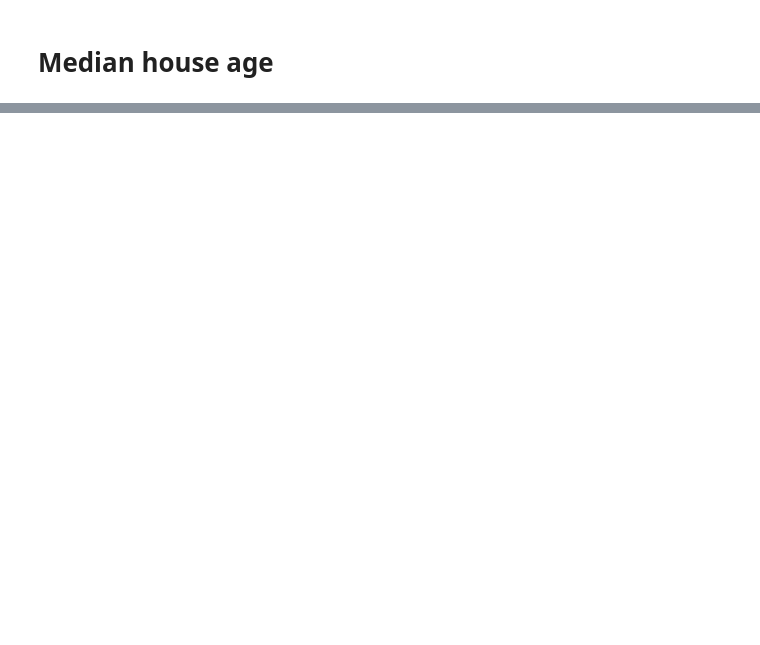
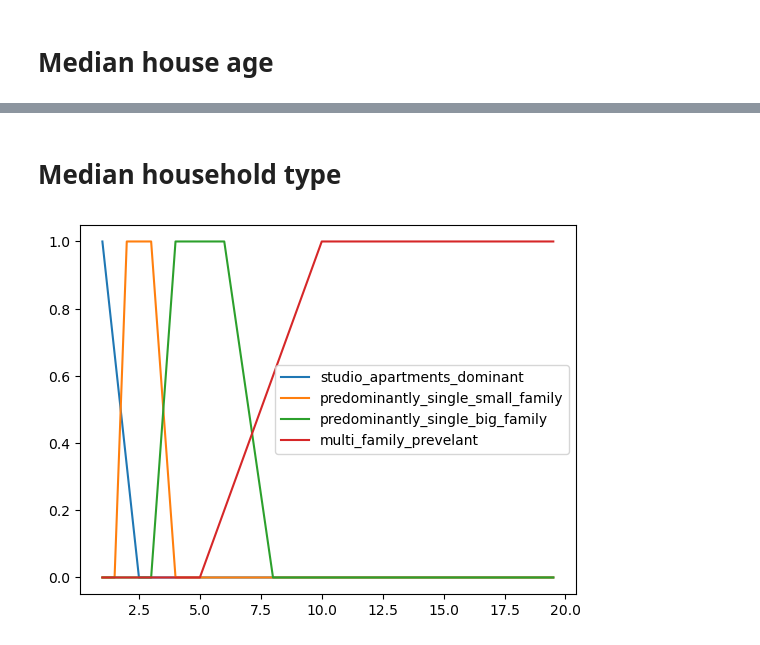
Before and after one commit to jkszymczak/KSR, a Jupyter notebook: projectTwo/dataBasePrep/prep.ipynb, the cells around one changed output, grey strips where cells are left out. Cells and saved outputs as stored; diff of their text form; code cells hidden in the pictures; blank space fills up the shorter version.

```diff
--- a/projectTwo/dataBasePrep/prep.ipynb
+++ b/projectTwo/dataBasePrep/prep.ipynb
@@ -412,0 +416,46 @@ show_plots(np.arange(1,60,0.5),median_house_age)
+# %% [markdown]
+# Median household type
+# %%
+def studio_apartments_dominant(x):
+    # if 0.75 <= x <= 1:
+    #     return 1
+    # elif 1 < x < 2:
+    #     return -x + 2
+    # else:
+    #     return 0
+    return trapezoidal(0,0,1,2.5)(x)
+
+def predominantly_single_small_family(x):
+    # if 1.5 <= x <= 2:
+    #     return 2 * x - 3
+    # elif 2 < x <= 3:
+    #     return 1
+    # elif 3 < x < 4:
+    #     return -x + 4
+    # else:
+    #     return 0
+    return trapezoidal(1.5,2,3,4)(x)
+
+def predominantly_single_big_family(x):
+    # if 3 <= x <= 4:
+    #     return x - 3
+    # elif 4 < x <= 5:
+    #     return 1
+    # elif 5 < x < 7:
+    #     return -0.5 * x + 3.5
+    # else:
+    #     return 0
+    return trapezoidal(3,4,6,8)(x)
+
+def multi_family_prevelant(x):
+    # if 5.5 <= x <= 12:
+    #     return (6646/7475) * x**2 - (23031/1495) * x + 432311/7475
+    # elif 12 < x <= 18.5:
+    #     return 1
+    # else:
+    #     return 0
+    return trapezoidal(5,10,21,21)(x)
+median_household_type = [studio_apartments_dominant,predominantly_single_small_family,predominantly_single_big_family,multi_family_prevelant]
+show_plots(np.arange(1,20,0.5),median_household_type)
+# %% [output]
+[figure, added]
```
Also changed, not shown: parts of 21 cells of this notebook.
